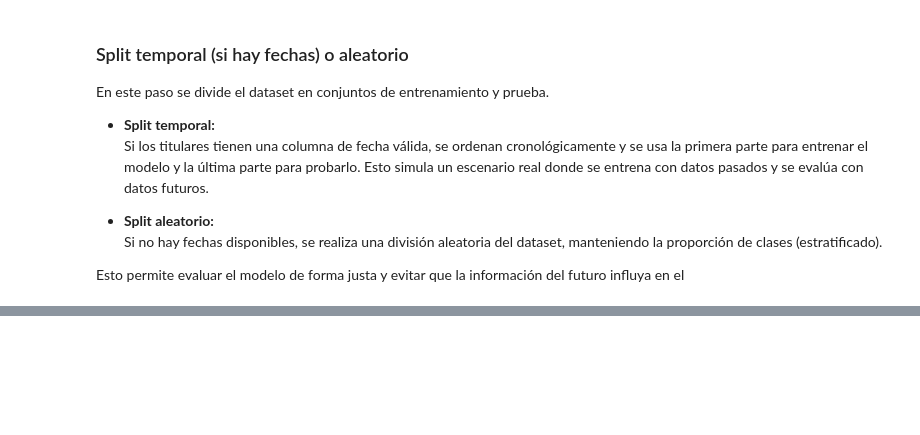
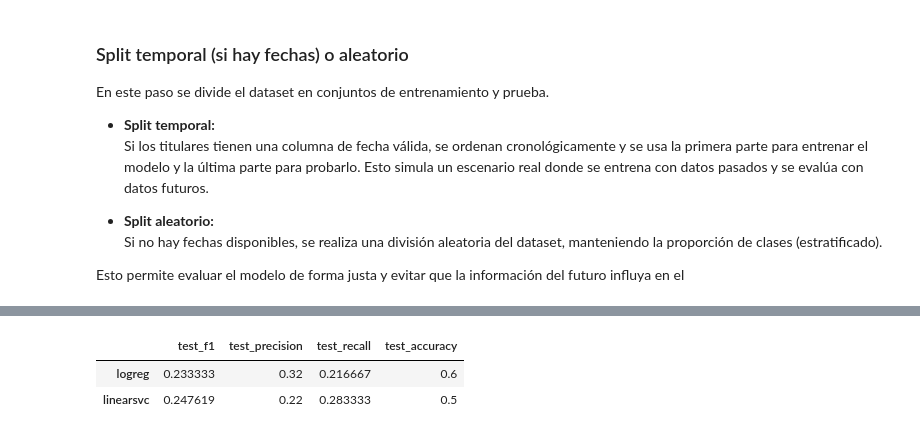
Before and after one commit to AnnaPChop/forex-sentiment-analysis, a Jupyter notebook: notebooks/02_modelo_sentimiento.ipynb, the cells around one changed output, grey strips where cells are left out. Cells and saved outputs as stored; diff of their text form; code cells hidden in the pictures; blank space fills up the shorter version.

```diff
--- a/notebooks/02_modelo_sentimiento.ipynb
+++ b/notebooks/02_modelo_sentimiento.ipynb
@@ -196,0 +197,14 @@ El uso de pipelines permite encadenar el preprocesamiento y el modelo en un solo
+# %%
+pipelines = {
+    "logreg": Pipeline([
+        ("tfidf", TfidfVectorizer(ngram_range=(1,2), min_df=2, max_features=50000)),
+        ("clf", LogisticRegression(max_iter=200, class_weight="balanced"))
+    ]),
+    "linearsvc": Pipeline([
+        ("tfidf", TfidfVectorizer(ngram_range=(1,2), min_df=2, max_features=50000)),
+        ("clf", LinearSVC(class_weight="balanced"))
+    ])
+}
+
+X_train, y_train = train_df[text_col].values, train_df["label"].values
+X_test,  y_test  = test_df[text_col].values,  test_df["label"].values
@@ -196,0 +223,18 @@ El uso de pipelines permite encadenar el preprocesamiento y el modelo en un solo
+# %%
+if train_df["dt"].notna().any():
+    tscv = TimeSeriesSplit(n_splits=5)
+    cv = tscv
+else:
+    cv = 5
+
+results = {}
+scoring = {"f1":"f1","precision":"precision","recall":"recall","accuracy":"accuracy"}
+
+for name, pipe in pipelines.items():
+    cv_res = cross_validate(pipe, X_train, y_train, cv=cv, scoring=scoring, n_jobs=-1, return_train_score=False)
+    results[name] = {k: float(np.mean(v)) for k,v in cv_res.items() if k.startswith("test_")}
+pd.DataFrame(results).T
+# %% [output]
+|  | test_f1 | test_precision | test_recall | test_accuracy |
+| logreg | 0.233333 | 0.32 | 0.216667 | 0.6 |
+| linearsvc | 0.247619 | 0.22 | 0.283333 | 0.5 |
```
Also changed, not shown: parts of 6 cells of this notebook.
